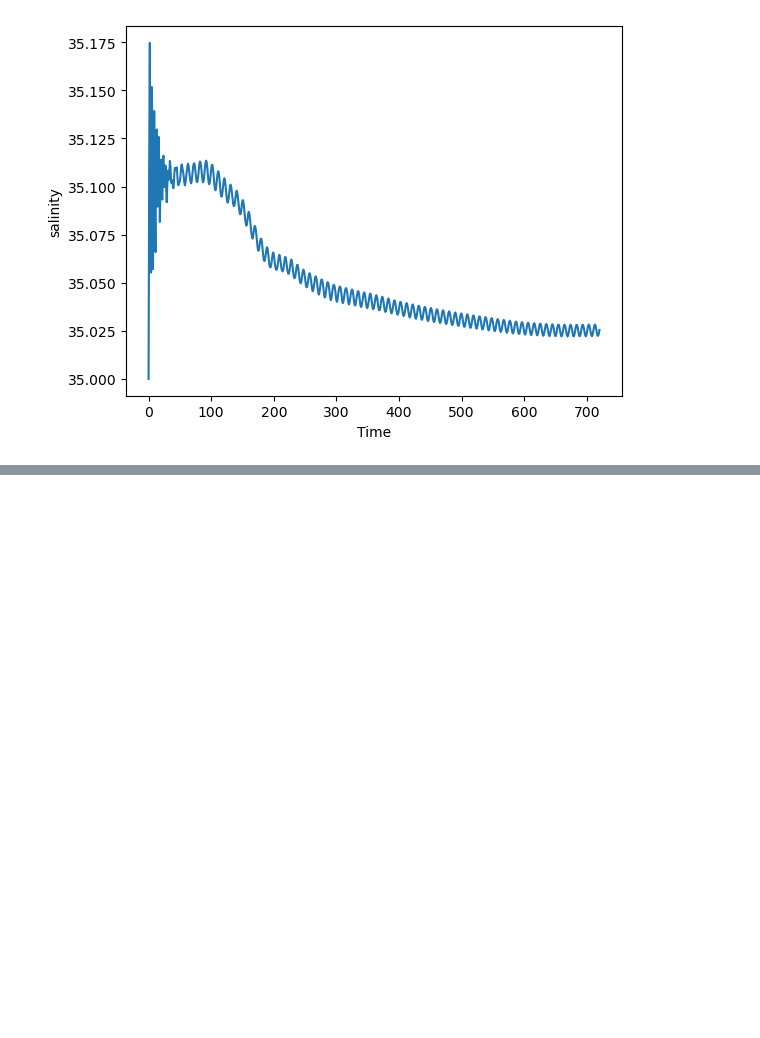
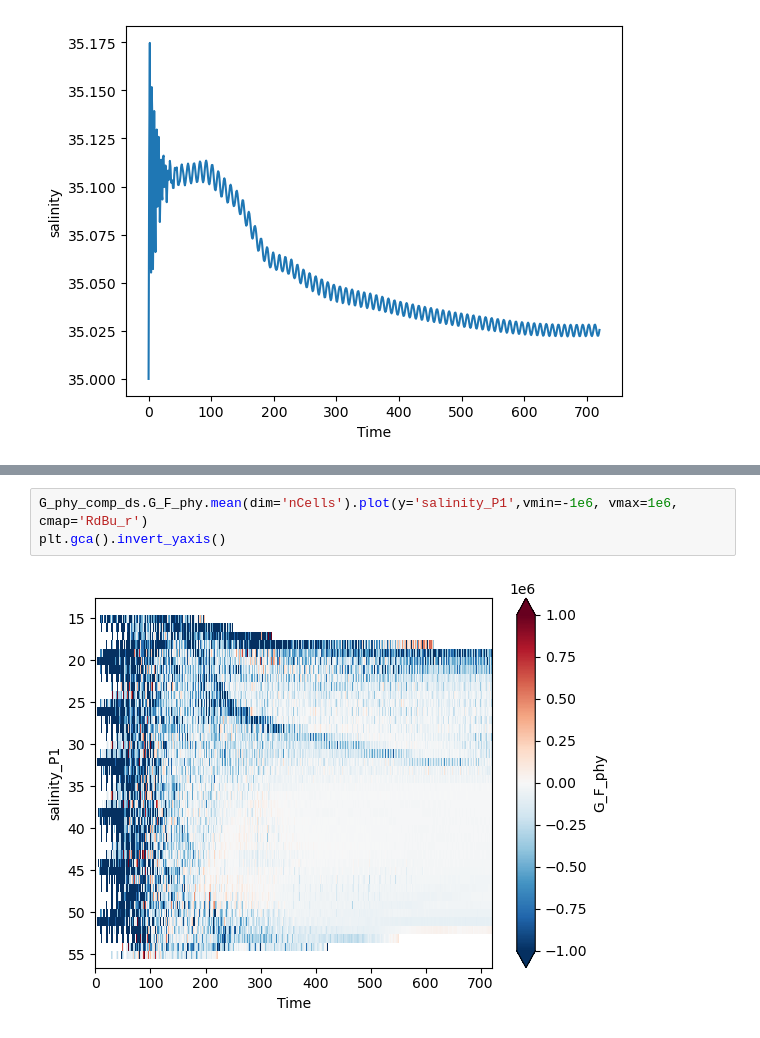
Before and after one commit to kailauyeda/WMT_DVD, a Jupyter notebook: bichan/analysis/preliminary_analysis.ipynb, the cells around one changed output, grey strips where cells are left out. Saved outputs shown, nothing was run; the diff lists cells and outputs as text; blank space fills up the shorter version.

```diff
--- a/bichan/analysis/preliminary_analysis.ipynb
+++ b/bichan/analysis/preliminary_analysis.ipynb
@@ -837,0 +965,5 @@ salinity_ts.plot()
+# %%
+G_phy_comp_ds.G_F_phy.mean(dim='nCells').plot(y='salinity_P1',vmin=-1e6, vmax=1e6, cmap='RdBu_r')
+plt.gca().invert_yaxis()
+# %% [output]
+[figure, added]
```
Also changed, not shown: parts of 23 cells of this notebook.
